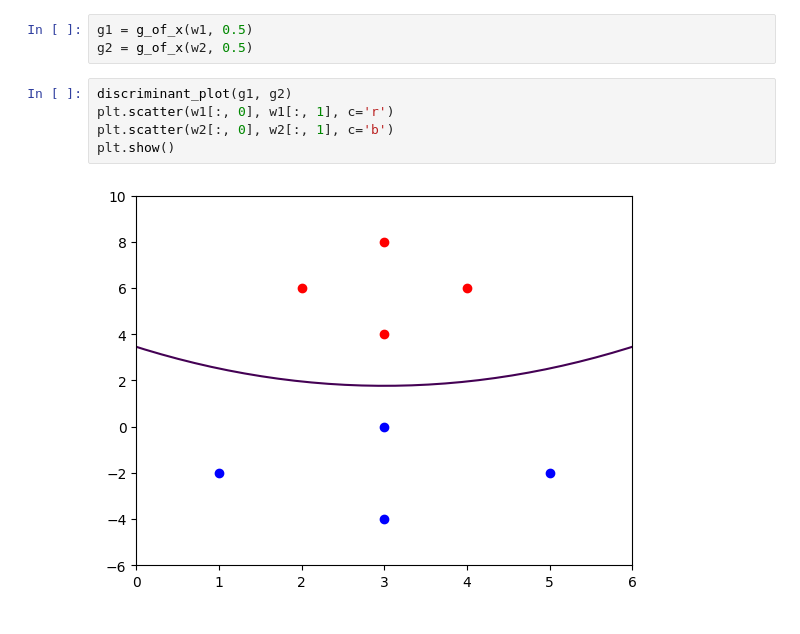
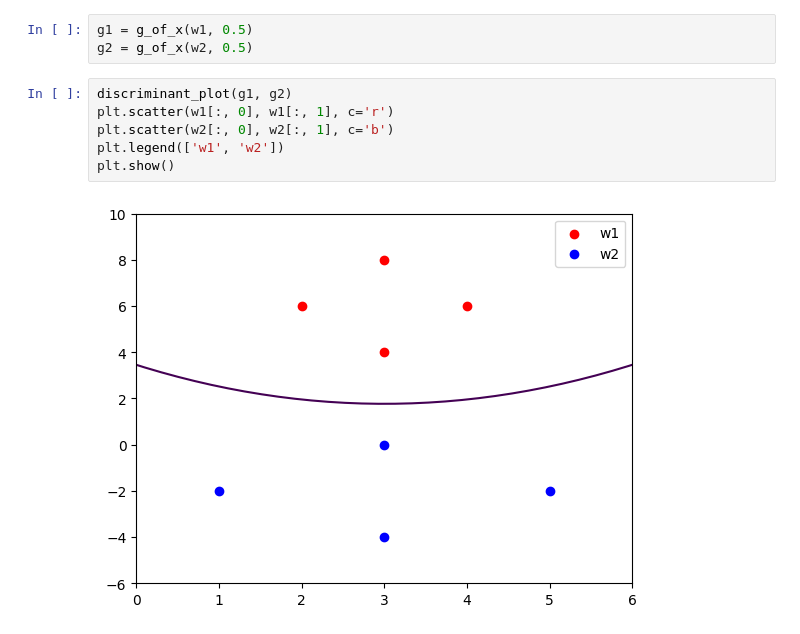
Before and after one commit to abhishekmj303/PR-ML-Lab, a Jupyter notebook: 07-Lab/q3.ipynb, the cells around one changed output. Saved outputs shown, nothing was run; the diff lists cells and outputs as text.

```diff
--- a/07-Lab/q3.ipynb
+++ b/07-Lab/q3.ipynb
@@ -57,7 +57,8 @@ g2 = g_of_x(w2, 0.5)
 # %%
 discriminant_plot(g1, g2)
 plt.scatter(w1[:, 0], w1[:, 1], c='r')
 plt.scatter(w2[:, 0], w2[:, 1], c='b')
+plt.legend(['w1', 'w2'])
 plt.show()
 # %% [output]
-[figure, old version]
+[figure, new version]
```
Also changed, not shown: 3 other files.
